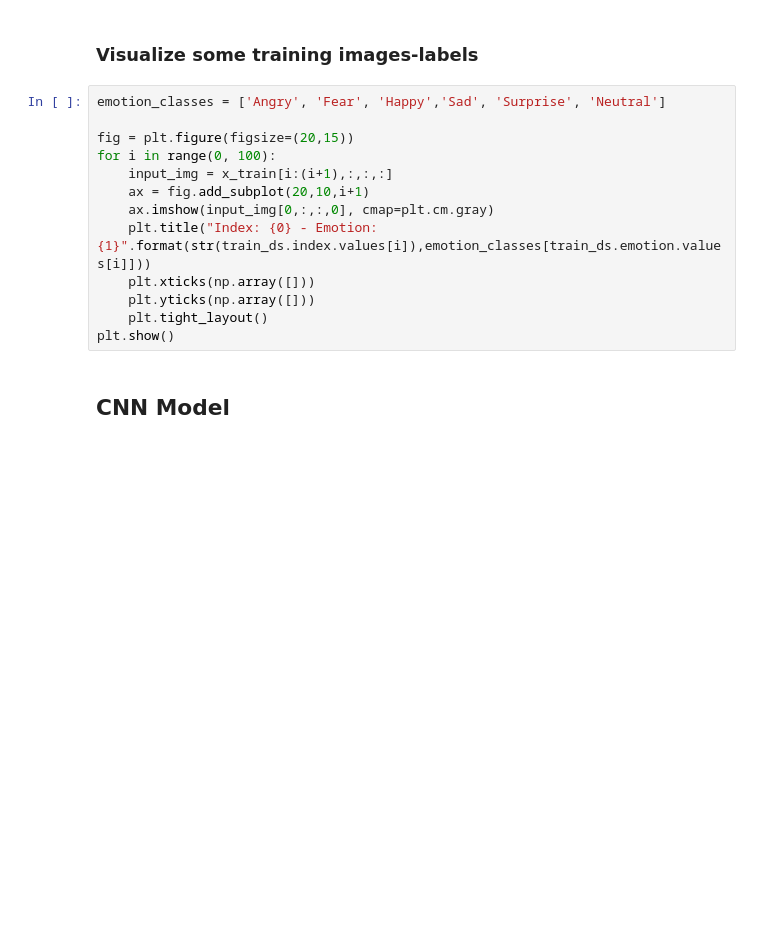
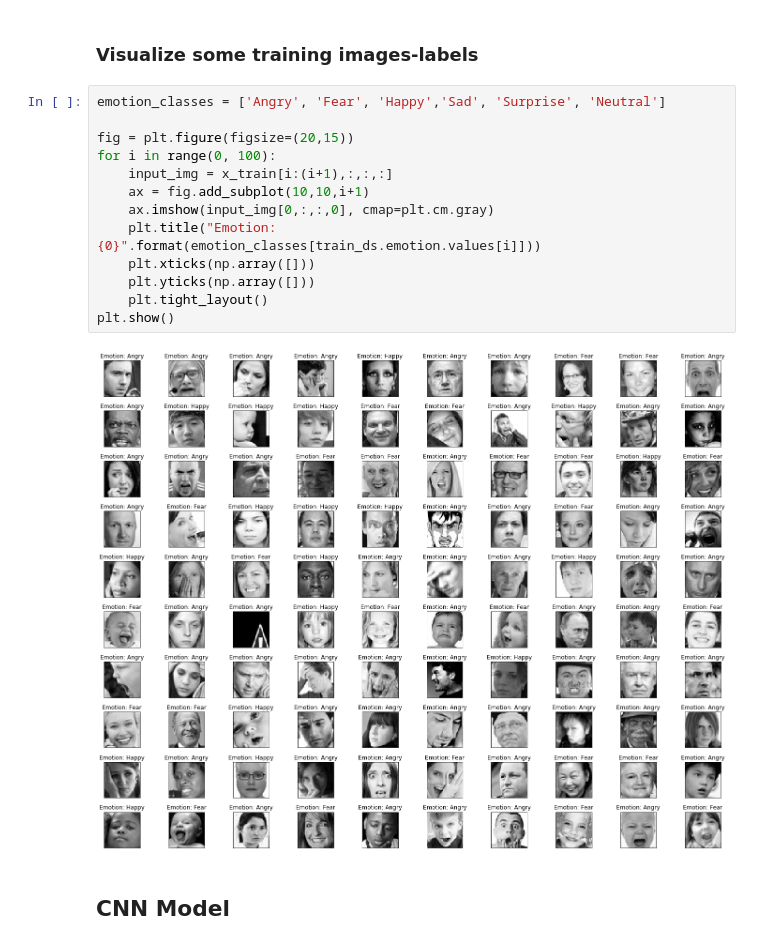
Before and after one commit to fparisk/MP6122_Reconocimiento_de_Patrones, a Jupyter notebook: proyecto/cnn_03.ipynb, the cells around one changed output. Drawn from its saved outputs; the diff is of its cells as text; blank space fills up the shorter version.

```diff
--- a/proyecto/cnn_03.ipynb
+++ b/proyecto/cnn_03.ipynb
@@ -124,16 +124,18 @@ y_test:  (3589, 6)
 # %%
 emotion_classes = ['Angry', 'Fear', 'Happy','Sad', 'Surprise', 'Neutral']
 
 fig = plt.figure(figsize=(20,15))
 for i in range(0, 100):
     input_img = x_train[i:(i+1),:,:,:]
-    ax = fig.add_subplot(20,10,i+1)
+    ax = fig.add_subplot(10,10,i+1)
     ax.imshow(input_img[0,:,:,0], cmap=plt.cm.gray)
-    plt.title("Index: {0} - Emotion: {1}".format(str(train_ds.index.values[i]),emotion_classes[train_ds.emotion.values[i]]))
+    plt.title("Emotion: {0}".format(emotion_classes[train_ds.emotion.values[i]]))
     plt.xticks(np.array([]))
     plt.yticks(np.array([]))
     plt.tight_layout()
 plt.show()
+# %% [output]
+[figure, added]
 # %% [markdown]
 ## CNN Model
 # %% [markdown]
```
Also changed, not shown: parts of 8 cells of this notebook, 2 other files.
